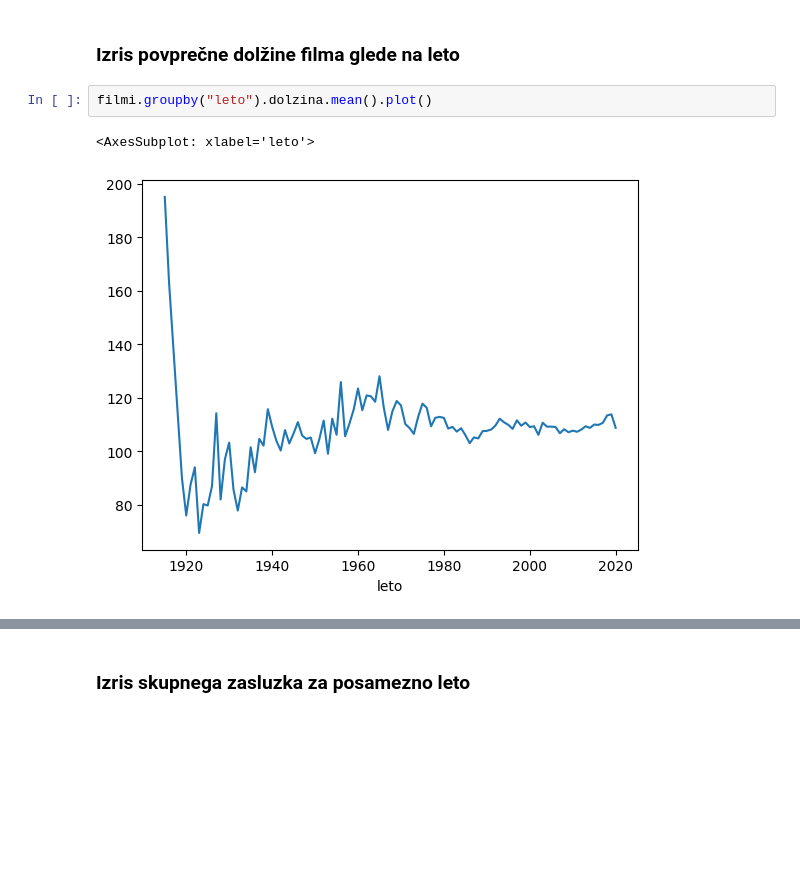
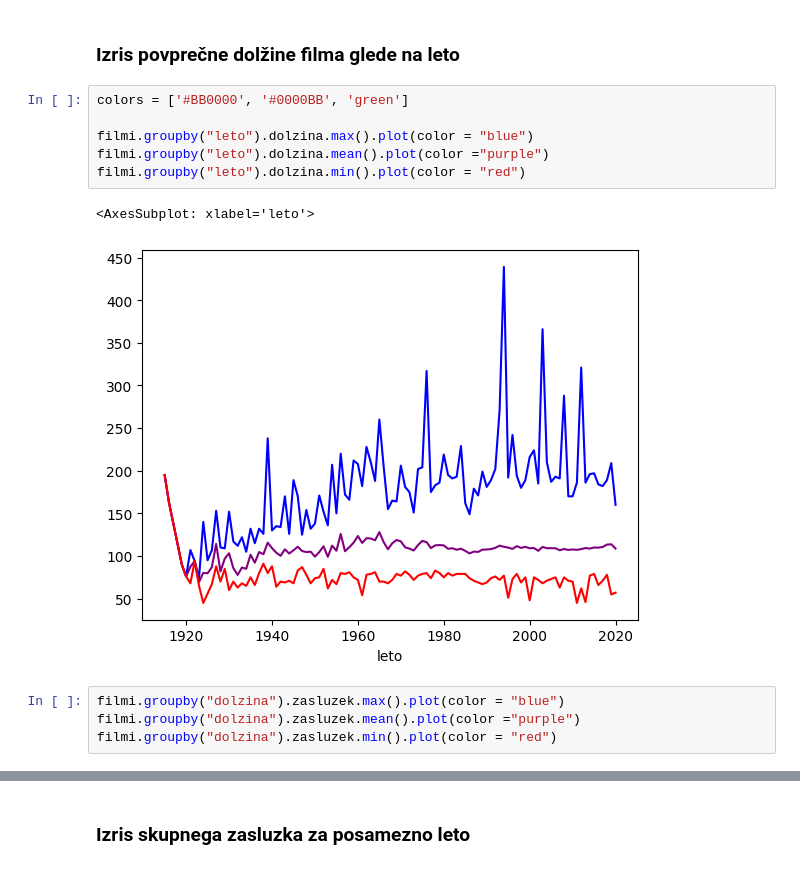
Before and after one commit to MightyOwler/programiranje-1, a Jupyter notebook: 03-knjiznica-pandas/vaje/pandas_101.ipynb, the cells around one changed output, grey strips where cells are left out. Cells and saved outputs as stored; diff of their text form; blank space fills up the shorter version.

```diff
--- a/03-knjiznica-pandas/vaje/pandas_101.ipynb
+++ b/03-knjiznica-pandas/vaje/pandas_101.ipynb
@@ -251,7 +251,15 @@ array([[<AxesSubplot: title={'center': 'id'}>,
 # %% [markdown]
 ### Izris povprečne dolžine filma glede na leto
-# %%
-filmi.groupby("leto").dolzina.mean().plot()
-# %% [output]
-<AxesSubplot: xlabel='leto'>
-[figure, removed]
+# %%
+colors = ['#BB0000', '#0000BB', 'green']
+
+filmi.groupby("leto").dolzina.max().plot(color = "blue")
+filmi.groupby("leto").dolzina.mean().plot(color ="purple")
+filmi.groupby("leto").dolzina.min().plot(color = "red")
+# %% [output]
+<AxesSubplot: xlabel='leto'>
+[figure, added]
+# %%
+filmi.groupby("dolzina").zasluzek.max().plot(color = "blue")
+filmi.groupby("dolzina").zasluzek.mean().plot(color ="purple")
+filmi.groupby("dolzina").zasluzek.min().plot(color = "red")
```
Also changed, not shown: parts of 4 cells of this notebook, 1 other file.
